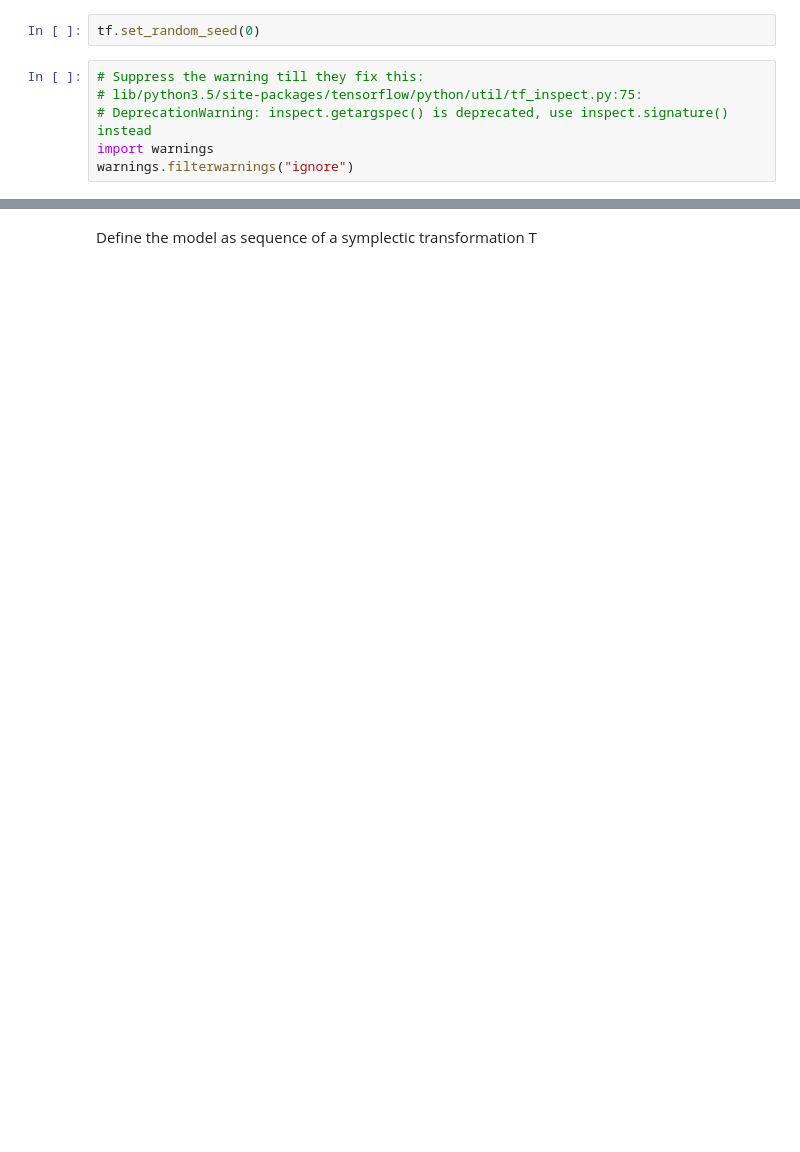
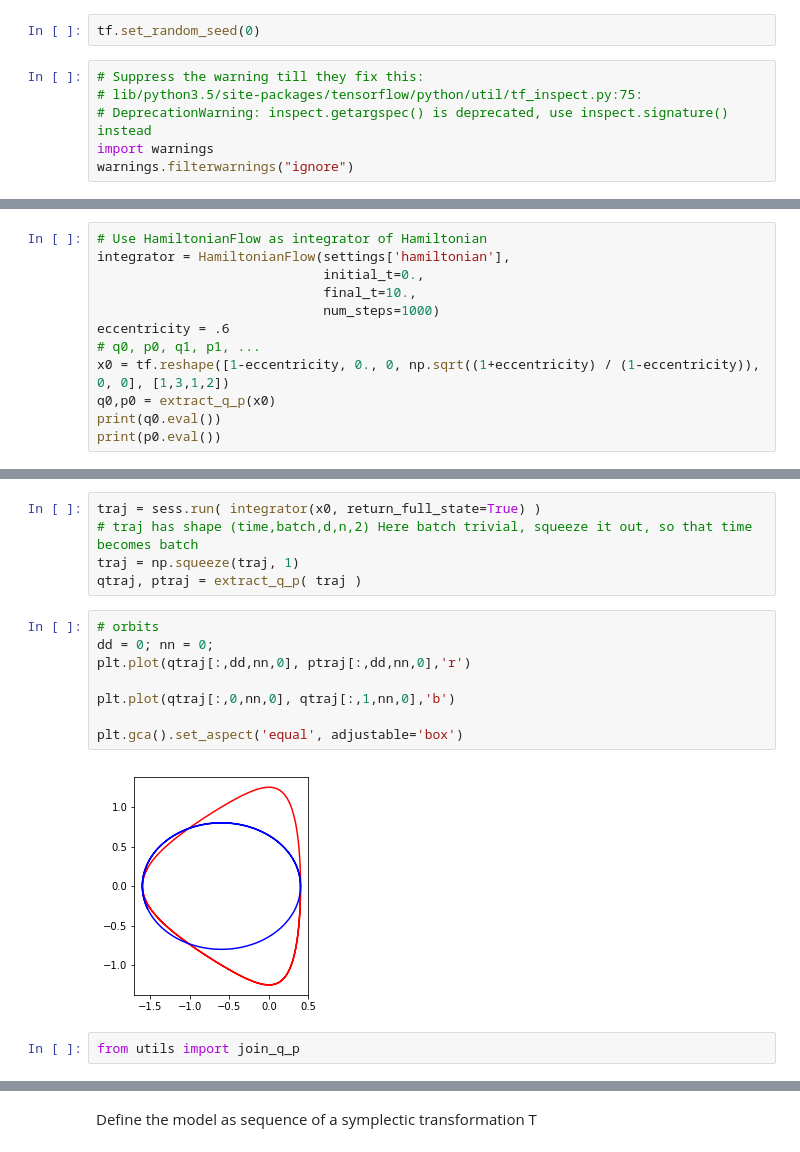
Before and after one commit to rbondesan/CanonicalFlows, a Jupyter notebook: notebooks/kepler.ipynb, the cells around one changed output, grey strips where cells are left out. Cells and saved outputs as stored; diff of their text form; blank space fills up the shorter version.

```diff
--- a/notebooks/kepler.ipynb
+++ b/notebooks/kepler.ipynb
@@ -50,0 +66,12 @@ settings = {
+# %%
+# Use HamiltonianFlow as integrator of Hamiltonian
+integrator = HamiltonianFlow(settings['hamiltonian'],
+                             initial_t=0.,
+                             final_t=10.,
+                             num_steps=1000)
+eccentricity = .6
+# q0, p0, q1, p1, ...
+x0 = tf.reshape([1-eccentricity, 0., 0, np.sqrt((1+eccentricity) / (1-eccentricity)), 0, 0], [1,3,1,2])
+q0,p0 = extract_q_p(x0)
+print(q0.eval())
+print(p0.eval())
@@ -50,0 +89,17 @@ settings = {
+# %%
+traj = sess.run( integrator(x0, return_full_state=True) )
+# traj has shape (time,batch,d,n,2) Here batch trivial, squeeze it out, so that time becomes batch
+traj = np.squeeze(traj, 1)
+qtraj, ptraj = extract_q_p( traj )
+# %%
+# orbits
+dd = 0; nn = 0;
+plt.plot(qtraj[:,dd,nn,0], ptraj[:,dd,nn,0],'r')
+
+plt.plot(qtraj[:,0,nn,0], qtraj[:,1,nn,0],'b')
+
+plt.gca().set_aspect('equal', adjustable='box')
+# %% [output]
+[figure, added]
+# %%
+from utils import join_q_p
```
Also changed, not shown: parts of 52 cells of this notebook, 13 other files.
